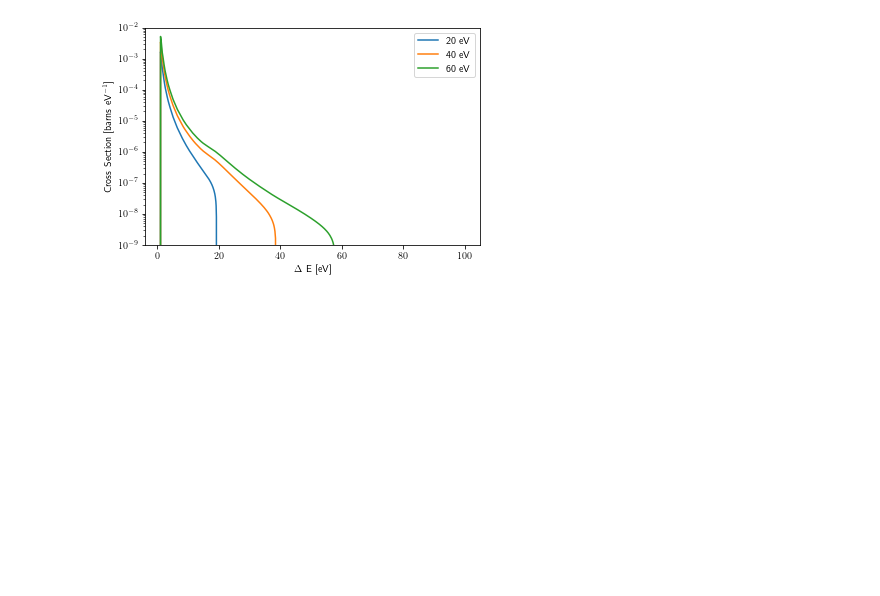
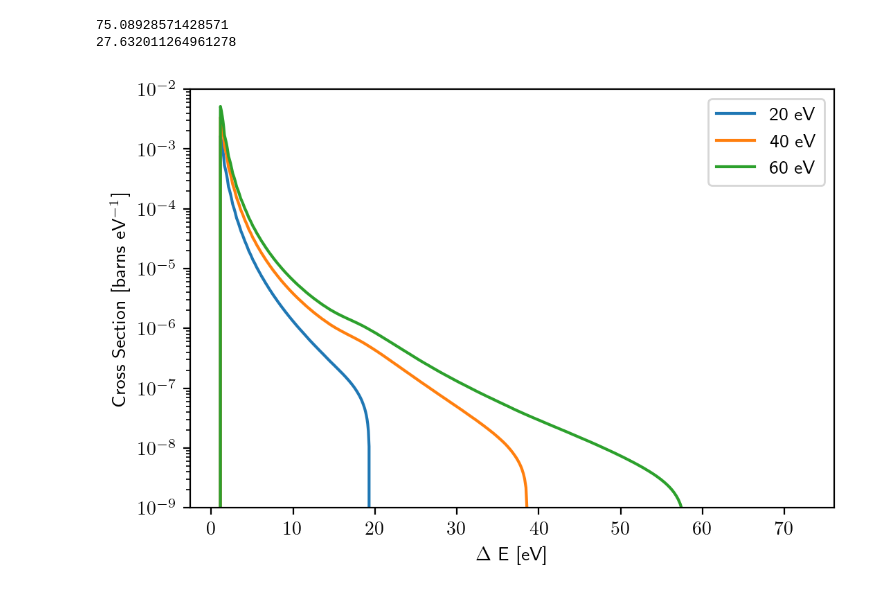
Before and after one commit to Duncan-Adams/MigdalCalc, a Jupyter notebook: Si_lowE.ipynb, the cells around one changed output. Saved outputs shown, nothing was run; the diff lists cells and outputs as text; code cells hidden in the pictures; blank space fills up the shorter version.

```diff
--- a/Si_lowE.ipynb
+++ b/Si_lowE.ipynb
@@ -6,12 +6,15 @@ import scipy.integrate as integrate
 import scipy.interpolate as interp
 import scipy.ndimage as ndi
 
+%matplotlib inline
 import matplotlib
-matplotlib.rcParams['text.usetex'] = True
 import matplotlib.pyplot as plt
+plt.rcParams['figure.dpi'] = 200
+plt.rcParams['text.usetex'] = True
 
 from migdalcalc import migdalcalc as mc
 from migdalcalc.migdal import ionization as ion
+from migdalcalc.migdal import kinematics as kin
 # %%
 #use the to interpolate the power law tail of the SPS neutron beam
 def interp_csv(file_name, skip_header=0):
@@ -62,24 +105,36 @@ def dR_dDeltaE_combined(migdal, Lumi, Ei_min, Ei_max, flux_factor=1, method='elf
 # %%
 Si_migdal = mc.migdalcalc(target="Si-28", nuclear_data_name="jeff33")
+A = Si_migdal.A
 # %%
 spec_20 = Si_migdal.dR_dDeltaE_HS(20, method='elf-ibe')
 spec_40 = Si_migdal.dR_dDeltaE_HS(40, method='elf-ibe')
 spec_60 = Si_migdal.dR_dDeltaE_HS(60, method='elf-ibe')
 
-dE_range = np.geomspace(1, 100, 1000)
+En_max = 1000
+#Want an En_max that gives a max E_el = 1 eV
+E_el_max = 100
+En_max = E_el_max*(A+1)**2/(4*A)
+print(En_max)
+
+dE_range = np.geomspace(1, kin.DeltaE_Max(28, En_max), 1000)
+En_range = np.geomspace(1, En_max, 1000)
+Enr_range = np.geomspace(1e-6, 4*kin.E0(28, En_max), 1000)
+print(kin.DeltaE_Max(En_max, 28))
 
 plt.plot(dE_range, spec_20(dE_range), label='20 eV')
 plt.plot(dE_range, spec_40(dE_range), label='40 eV')
 plt.plot(dE_range, spec_60(dE_range), label='60 eV')
 plt.legend()
 plt.xlabel(r'$\Delta$ E [eV]')
 plt.ylabel(r'Cross Section [barns eV$^{-1}$]')
 
 plt.yscale('log')
 plt.ylim(1e-9, 1e-2)
 plt.show()
 # %% [output]
+75.08928571428571
+27.632011264961278
-[figure, old version]
+[figure, new version]
 # %%
 Lumi20x20 = interp_csv('./input/oakridge/STS-20x20.csv')
 Lumi100x100 = interp_csv('./input/oakridge/STS-100x100.csv')
```
Also changed, not shown: parts of 7 cells of this notebook, 19 other files.
